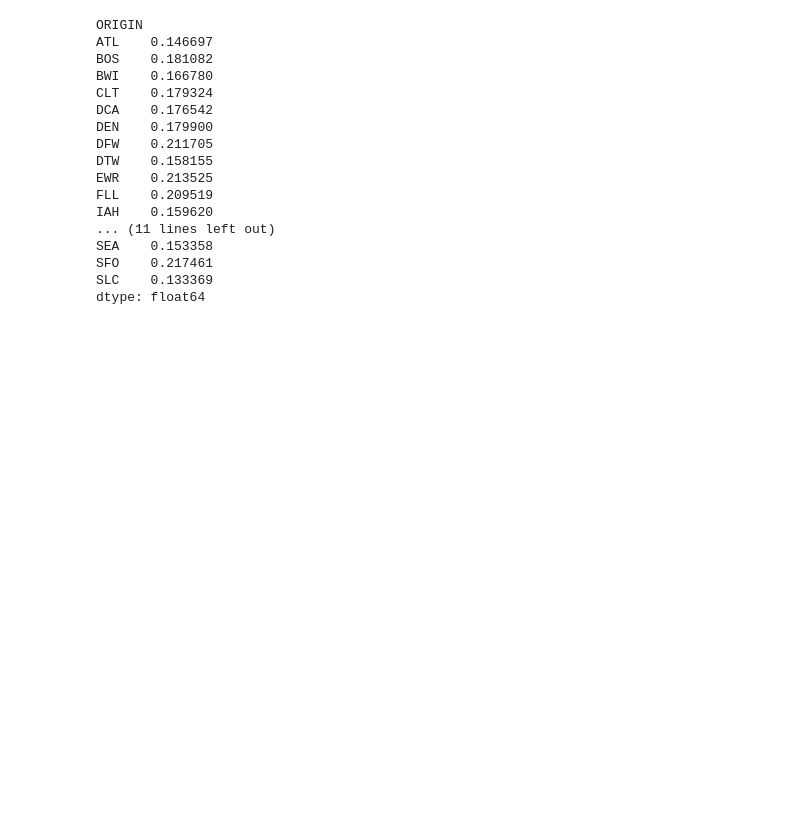
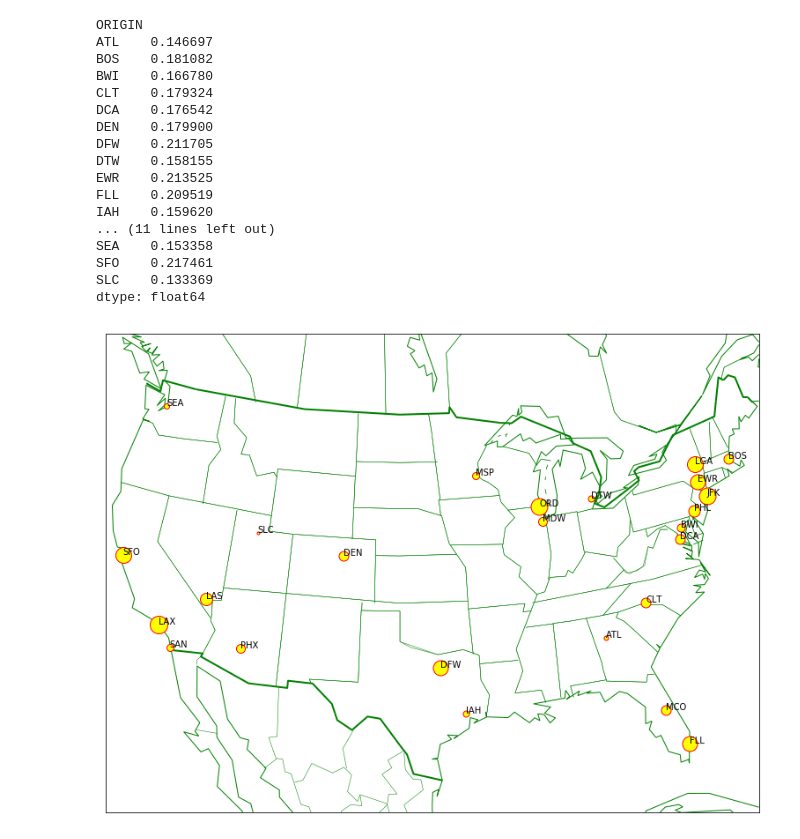
Before and after one commit to willchenyh/flight_delay_analysis, a Jupyter notebook: will/airport.ipynb, the cells around one changed output. Cells and saved outputs as stored; diff of their text form; code cells hidden in the pictures; blank space fills up the shorter version.

```diff
--- a/will/airport.ipynb
+++ b/will/airport.ipynb
@@ -73 +90,24 @@ pc_tran = scaler.fit_transform(ap_pc.reshape(-1,1)).astype(int)
+# %%
+# scale percentage to integers in a range for plotting
+from sklearn.preprocessing import MinMaxScaler
+scaler = MinMaxScaler(feature_range=(3,20))
+# print ap_pc
+pc_tran = scaler.fit_transform(ap_pc.reshape(-1,1)).astype(int)
+# print pc_tran
+
+"""plot delay rate for each airport"""
+plt.figure(figsize=(20,10))
+m = Basemap(llcrnrlon=-119,llcrnrlat=22,urcrnrlon=-64,urcrnrlat=49,projection='lcc',lat_0=45, lon_0=-100)
+m.drawcoastlines(color='g')
+m.drawcountries(color='g',linewidth=2)
+m.drawstates(color='g')
+
+for i in range(len(loc)):
+    x, y = loc[ap_pc.index[i]]
+    x, y = m(x, y)
+    plt.plot(x, y, marker='o', markerfacecolor='yellow', markeredgecolor='red', markersize=pc_tran[i])
+    plt.text(x, y, ap_pc.index[i])
+plt.show()
+# %% [output]
+[figure, added]
 # %%
```
Also changed, not shown: parts of 4 cells of this notebook, 5 other files.
